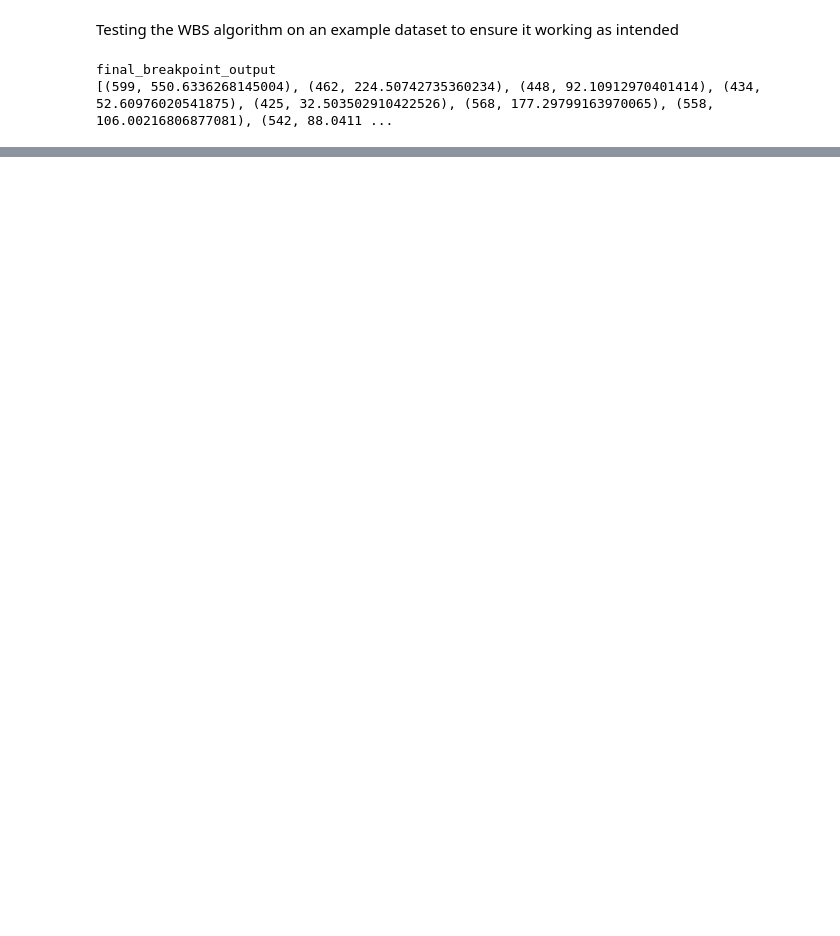
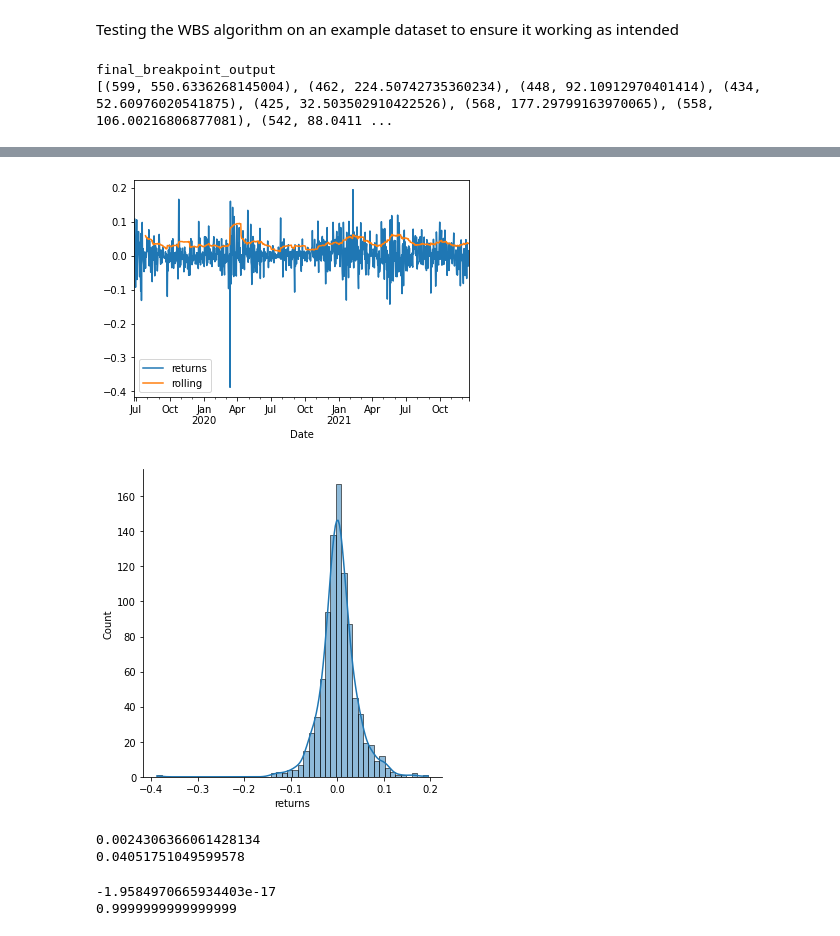
Before and after one commit to jonathan-bugg/crypto_portfolio_opt, a Jupyter notebook: coin_eda.ipynb, the cells around one changed output, grey strips where cells are left out. Saved outputs shown, nothing was run; the diff lists cells and outputs as text; code cells hidden in the pictures; blank space fills up the shorter version.

```diff
--- a/coin_eda.ipynb
+++ b/coin_eda.ipynb
@@ -49,13 +51,13 @@ coins_to_trade = length_of_listing.index.to_list()
 
 price_df = price_df[price_df['coin'].isin(coins_to_trade)]
 price_df['Date'] = pd.to_datetime(price_df['Date'])
-price_df_open = price_df[['Date', 'coin', 'Close']]
-price_df_open = price_df.drop_duplicates()
+price_df_close = price_df[['Date', 'coin', 'Close']]
+price_df_close = price_df.drop_duplicates()
 
-price_df_long = price_df_open.pivot(index = 'Date', columns = 'coin', values = 'Close').dropna()
+price_df_long = price_df_close.pivot(index = 'Date', columns = 'coin', values = 'Close').dropna()
 
-returns = price_df_long.pct_change()
-cumul_returns = (1 + returns).cumprod() - 1
+returns_df = price_df_long.pct_change()
+cumul_returns = (1 + returns_df).cumprod() - 1
 # %% [output]
 A value is trying to be set on a copy of a slice from a DataFrame.
 Try using .loc[row_indexer,col_indexer] = value instead
@@ -316,0 +314,24 @@ max_break_point(btc_array_standardized, s=0, e=len(btc_array_standardized))
+# %%
+returns_subset = returns_df.BTC.rename("returns")
+returns_subset_std = returns_df.BTC.rolling(30).std().rename("rolling")
+merged = pd.concat([returns_subset, returns_subset_std], axis=1)
+merged.plot()
+
+sns.displot(data=merged, x = 'returns', bins=50, kde=True)
+plt.show()
+
+print(np.mean(returns_subset))
+print(np.std(returns_subset))
+# %% [output]
+[figure, added]
+[figure, added]
+0.0024306366061428134
+0.04051751049599578
+# %%
+return_subset_norm = (returns_subset - np.mean(returns_subset)) / np.std(returns_subset)
+
+print(np.mean(return_subset_norm))
+print(np.std(return_subset_norm))
+# %% [output]
+-1.9584970665934403e-17
+0.9999999999999999
```
Also changed, not shown: parts of 18 cells of this notebook.
